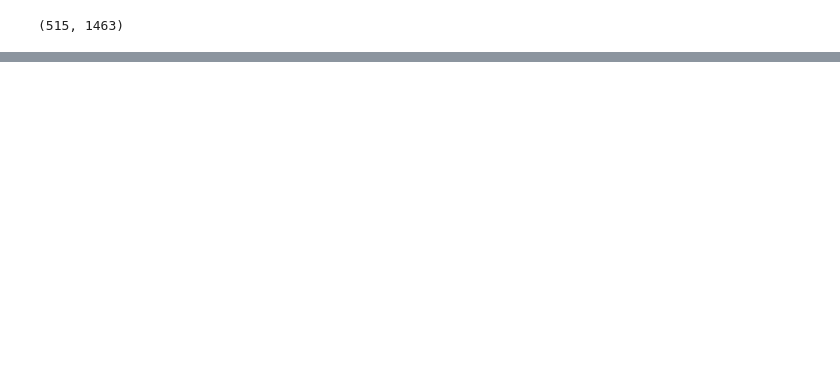
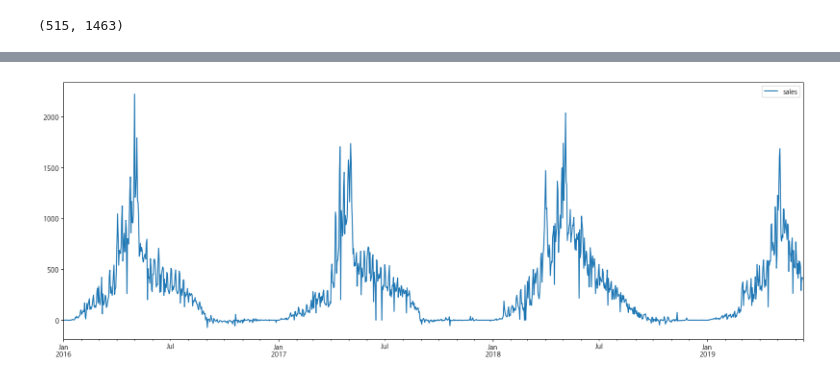
Before and after one commit to RJ-Stony/ML_protfoilo, a Jupyter notebook: 1. 의류 판매량 예측 모델링/1. 의류 판매량 예측 모델링.ipynb, the cells around one changed output, grey strips where cells are left out. Cells and saved outputs as stored; diff of their text form; code cells hidden in the pictures; blank space fills up the shorter version.

```diff
--- a/1. 의류 판매량 예측 모델링/1. 의류 판매량 예측 모델링.ipynb
+++ b/1. 의류 판매량 예측 모델링/1. 의류 판매량 예측 모델링.ipynb
@@ -122,0 +316,11 @@ df.shape
+# %%
+# 학습 데이터는 2019년 여름 시즌 이전까지
+train_df = df[:-200]
+
+# test 데이터는 2019년 여름 시즌부터 겨울 시즌 전까지 Peak 100일에 대한 예측
+test_df = df[-200:-100]
+# %%
+train_df.plot(figsize=(20, 7))
+plt.show()
+# %% [output]
+[figure, added]
```
Also changed, not shown: parts of 27 cells of this notebook.
